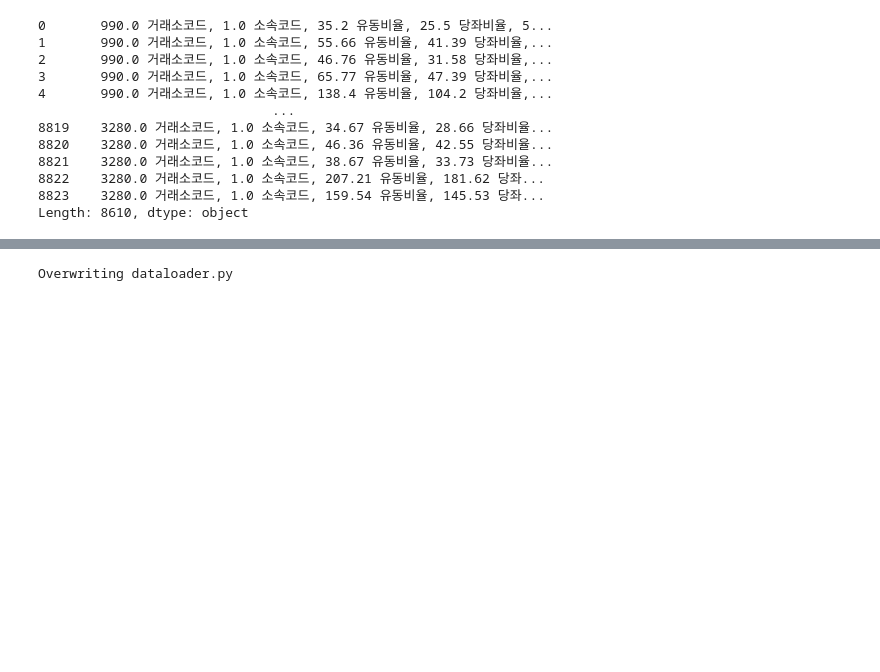
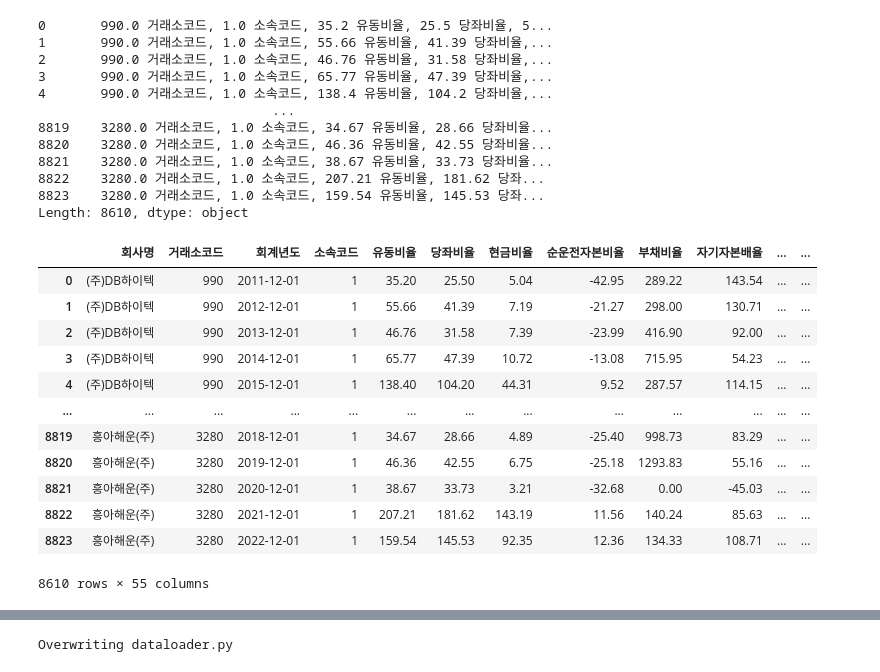
Before and after one commit to jayiuk/kogpt2_finetuning, a Jupyter notebook: kogpt2_ft.ipynb, the cells around one changed output, grey strips where cells are left out. Saved outputs shown, nothing was run; the diff lists cells and outputs as text; code cells hidden in the pictures; blank space fills up the shorter version.

```diff
--- a/kogpt2_ft.ipynb
+++ b/kogpt2_ft.ipynb
@@ -206,6 +100,3 @@ Data columns (total 51 columns):
  50  이윤분배율         8610 non-null   float64
 dtypes: float64(51)
 memory usage: 3.4 MB
-# %%
-data_c['회계년도'] = pd.to_datetime(data_c['회계년도'])
-data_c['year'] = data_c['회계년도'].dt.year
@@ -223,2 +102,0 @@ See the caveats in the documentation: https://pandas.pydata.org/pandas-docs/stab
-# %%
-data_c['year'] = data_c['year'].astype(str)
@@ -231,3 +102,0 @@ See the caveats in the documentation: https://pandas.pydata.org/pandas-docs/stab
-# %%
-cols = ['year', '회사명']
-data_c['label'] = data_c[cols].apply(lambda row: ':'.join(row.values.astype(str)), axis=1)
@@ -324,3 +153,22 @@ data_n_t
 8822    3280.0 거래소코드, 1.0 소속코드, 207.21 유동비율, 181.62 당좌...
 8823    3280.0 거래소코드, 1.0 소속코드, 159.54 유동비율, 145.53 당좌...
 Length: 8610, dtype: object
+# %%
+data_d = data_c.copy()
+data_d['year'] = data_c['회계년도'].dt.year
+# %%
+data_d
+# %% [output]
+|  | 회사명 | 거래소코드 | 회계년도 | 소속코드 | 유동비율 | 당좌비율 | 현금비율 | 순운전자본비율 | 부채비율 | 자기자본배율 | ... | ... |
+| 0 | (주)DB하이텍 | 990 | 2011-12-01 | 1 | 35.20 | 25.50 | 5.04 | -42.95 | 289.22 | 143.54 | ... | ... |
+| 1 | (주)DB하이텍 | 990 | 2012-12-01 | 1 | 55.66 | 41.39 | 7.19 | -21.27 | 298.00 | 130.71 | ... | ... |
+| 2 | (주)DB하이텍 | 990 | 2013-12-01 | 1 | 46.76 | 31.58 | 7.39 | -23.99 | 416.90 | 92.00 | ... | ... |
+| 3 | (주)DB하이텍 | 990 | 2014-12-01 | 1 | 65.77 | 47.39 | 10.72 | -13.08 | 715.95 | 54.23 | ... | ... |
+| 4 | (주)DB하이텍 | 990 | 2015-12-01 | 1 | 138.40 | 104.20 | 44.31 | 9.52 | 287.57 | 114.15 | ... | ... |
+| ... | ... | ... | ... | ... | ... | ... | ... | ... | ... | ... | ... | ... |
+| 8819 | 흥아해운(주) | 3280 | 2018-12-01 | 1 | 34.67 | 28.66 | 4.89 | -25.40 | 998.73 | 83.29 | ... | ... |
+| 8820 | 흥아해운(주) | 3280 | 2019-12-01 | 1 | 46.36 | 42.55 | 6.75 | -25.18 | 1293.83 | 55.16 | ... | ... |
+| 8821 | 흥아해운(주) | 3280 | 2020-12-01 | 1 | 38.67 | 33.73 | 3.21 | -32.68 | 0.00 | -45.03 | ... | ... |
+| 8822 | 흥아해운(주) | 3280 | 2021-12-01 | 1 | 207.21 | 181.62 | 143.19 | 11.56 | 140.24 | 85.63 | ... | ... |
+| 8823 | 흥아해운(주) | 3280 | 2022-12-01 | 1 | 159.54 | 145.53 | 92.35 | 12.36 | 134.33 | 108.71 | ... | ... |
+8610 rows × 55 columns
```
Also changed, not shown: parts of 28 cells of this notebook, 4 other files.
